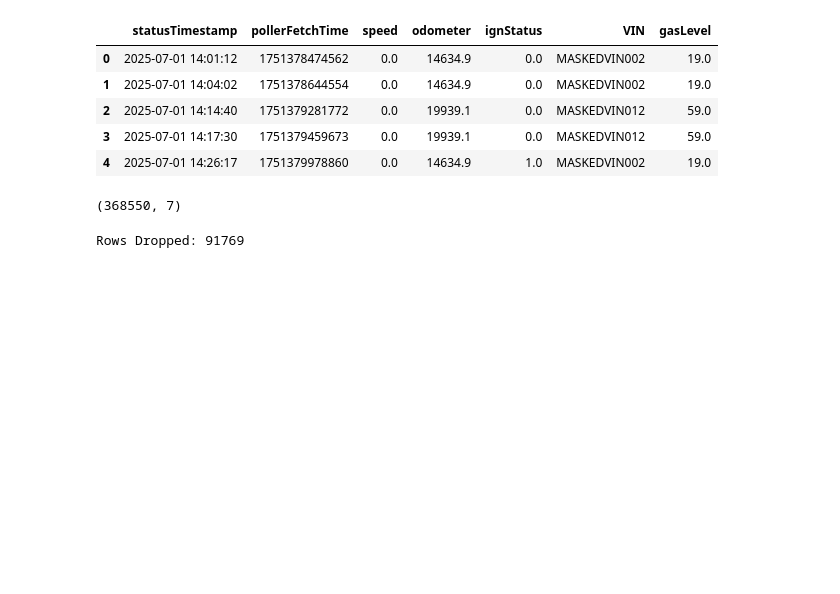
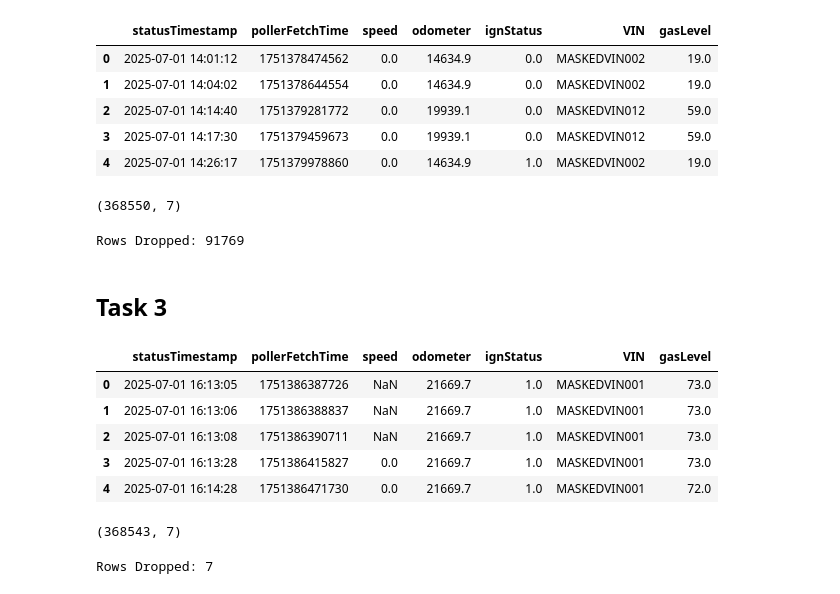
Before and after one commit to thirumuruganra/ds_assement_2026_summer_intern, a Jupyter notebook: tasks.ipynb, the cells around one changed output. Cells and saved outputs as stored; diff of their text form; code cells hidden in the pictures; blank space fills up the shorter version.

Commit message:
Task 3 Code

```diff
--- a/tasks.ipynb
+++ b/tasks.ipynb
@@ -182,3 +182,38 @@ rowsDropped =  cleaned_df.shape[0] - new_df2.shape[0]
 print(f"Rows Dropped: {rowsDropped}")
 # %% [output]
 Rows Dropped: 91769
+# %% [markdown]
+## Task 3
+# %%
+def remove_odometer_anomalies(df):
+    """
+    Removes records where odometer values decrease over time for each vehicle.
+    """
+    # Sort by vehicle and time
+    df_sorted = df.sort_values(['VIN', 'statusTimestamp'])
+    # Identify rows where odometer decreases compared to previous row for the same vehicle
+    diffs = df_sorted.groupby('VIN')['odometer'].diff()
+    diffs_filled = diffs.fillna(0)
+    mask = diffs_filled >= 0
+
+    return df_sorted[mask].reset_index(drop=True)
+# %%
+new_df3 = remove_odometer_anomalies(new_df2)
+# %%
+new_df3.head()
+# %% [output]
+|  | statusTimestamp | pollerFetchTime | speed | odometer | ignStatus | VIN | gasLevel |
+| 0 | 2025-07-01 16:13:05 | 1751386387726 | NaN | 21669.7 | 1.0 | MASKEDVIN001 | 73.0 |
+| 1 | 2025-07-01 16:13:06 | 1751386388837 | NaN | 21669.7 | 1.0 | MASKEDVIN001 | 73.0 |
+| 2 | 2025-07-01 16:13:08 | 1751386390711 | NaN | 21669.7 | 1.0 | MASKEDVIN001 | 73.0 |
+| 3 | 2025-07-01 16:13:28 | 1751386415827 | 0.0 | 21669.7 | 1.0 | MASKEDVIN001 | 73.0 |
+| 4 | 2025-07-01 16:14:28 | 1751386471730 | 0.0 | 21669.7 | 1.0 | MASKEDVIN001 | 72.0 |
+# %%
+new_df3.shape
+# %% [output]
+(368543, 7)
+# %%
+rowsDropped =  new_df2.shape[0] - new_df3.shape[0]
+print(f"Rows Dropped: {rowsDropped}")
+# %% [output]
+Rows Dropped: 7
```
